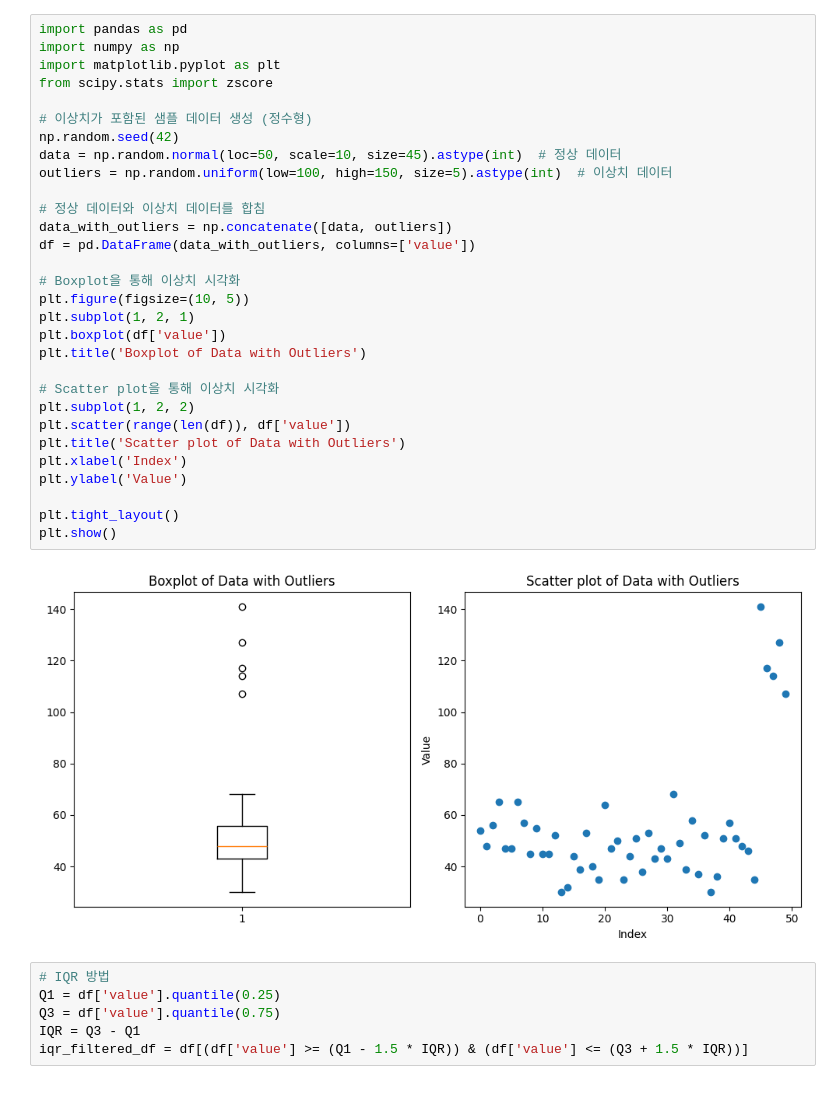
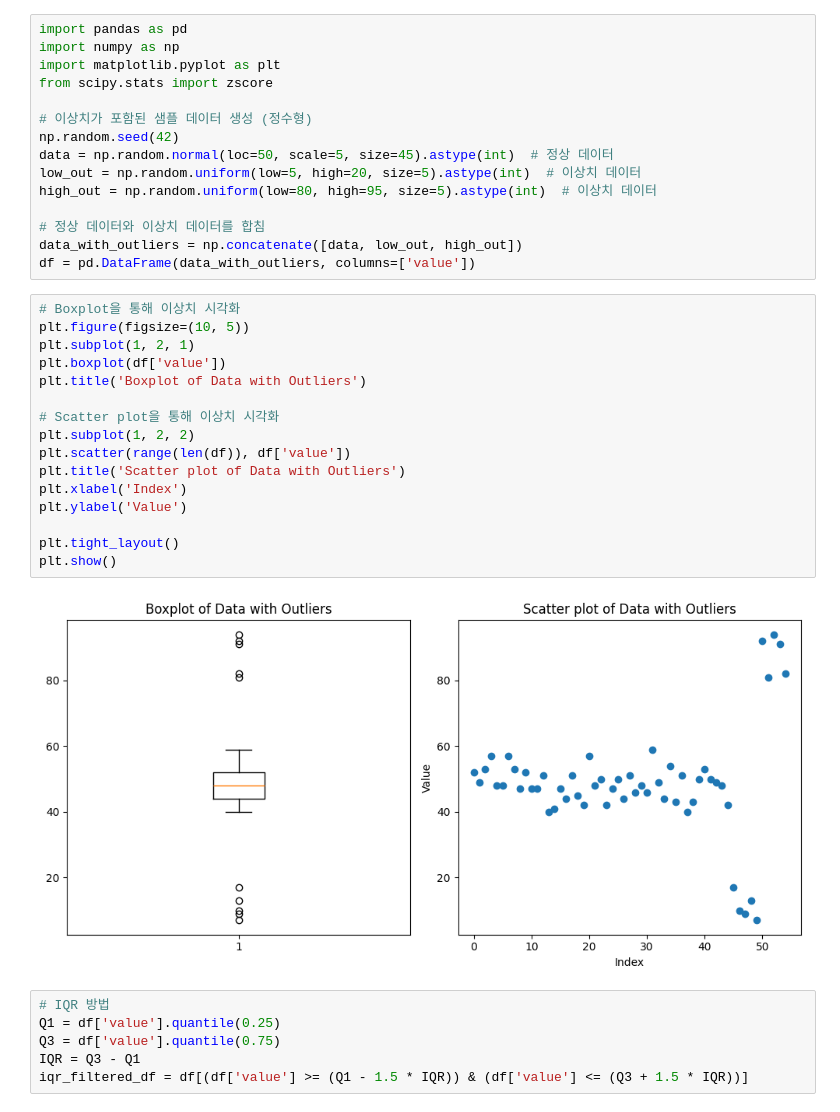
Before and after one commit to Hyunsoo-Ryan-Lee/ML_Lecture, a Jupyter notebook: 02.PreProcess/5.Outlier.ipynb, the cells around one changed output. Drawn from its saved outputs; the diff is of its cells as text.

```diff
--- a/02.PreProcess/5.Outlier.ipynb
+++ b/02.PreProcess/5.Outlier.ipynb
@@ -19,38 +19,39 @@
   - Q3 : 데이터의 상위 25%에 해당하는 값
   - IQR : Q3 - Q1
   - IQR의 1.5배를 Q1에서 빼고, Q3에 더했을 때, 그 범위 밖에 있는 값들을 이상치로 간주.
+# %%
+import pandas as pd
+import numpy as np
+import matplotlib.pyplot as plt
+from scipy.stats import zscore
+
+# 이상치가 포함된 샘플 데이터 생성 (정수형)
+np.random.seed(42)
+data = np.random.normal(loc=50, scale=5, size=45).astype(int)  # 정상 데이터
+low_out = np.random.uniform(low=5, high=20, size=5).astype(int)  # 이상치 데이터
+high_out = np.random.uniform(low=80, high=95, size=5).astype(int)  # 이상치 데이터
+
+# 정상 데이터와 이상치 데이터를 합침
+data_with_outliers = np.concatenate([data, low_out, high_out])
+df = pd.DataFrame(data_with_outliers, columns=['value'])
 # %%
-import pandas as pd
-import numpy as np
-import matplotlib.pyplot as plt
-from scipy.stats import zscore
-
-# 이상치가 포함된 샘플 데이터 생성 (정수형)
-np.random.seed(42)
-data = np.random.normal(loc=50, scale=10, size=45).astype(int)  # 정상 데이터
-outliers = np.random.uniform(low=100, high=150, size=5).astype(int)  # 이상치 데이터
-
-# 정상 데이터와 이상치 데이터를 합침
-data_with_outliers = np.concatenate([data, outliers])
-df = pd.DataFrame(data_with_outliers, columns=['value'])
-
 # Boxplot을 통해 이상치 시각화
 plt.figure(figsize=(10, 5))
 plt.subplot(1, 2, 1)
 plt.boxplot(df['value'])
 plt.title('Boxplot of Data with Outliers')
 
 # Scatter plot을 통해 이상치 시각화
 plt.subplot(1, 2, 2)
 plt.scatter(range(len(df)), df['value'])
 plt.title('Scatter plot of Data with Outliers')
 plt.xlabel('Index')
 plt.ylabel('Value')
 
 plt.tight_layout()
 plt.show()
 # %% [output]
-[figure, old version]
+[figure, new version]
 # %%
 # IQR 방법
 Q1 = df['value'].quantile(0.25)
```
Also changed, not shown: parts of 9 cells of this notebook, 1 other file.
